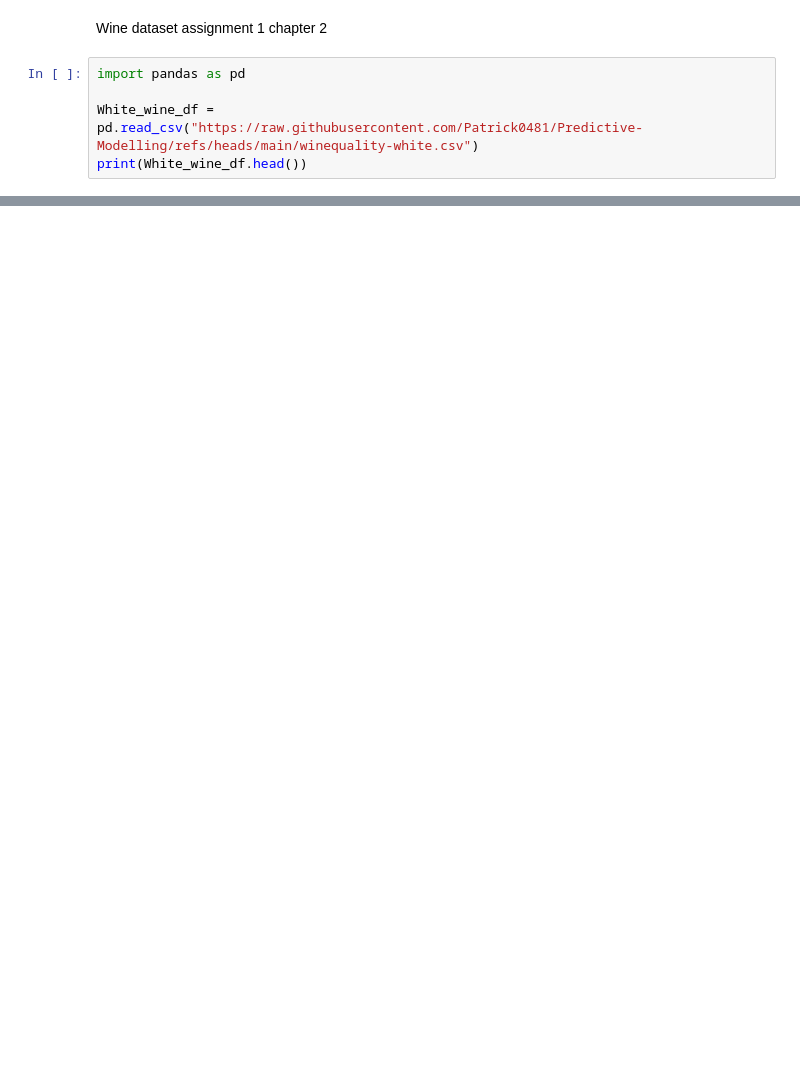
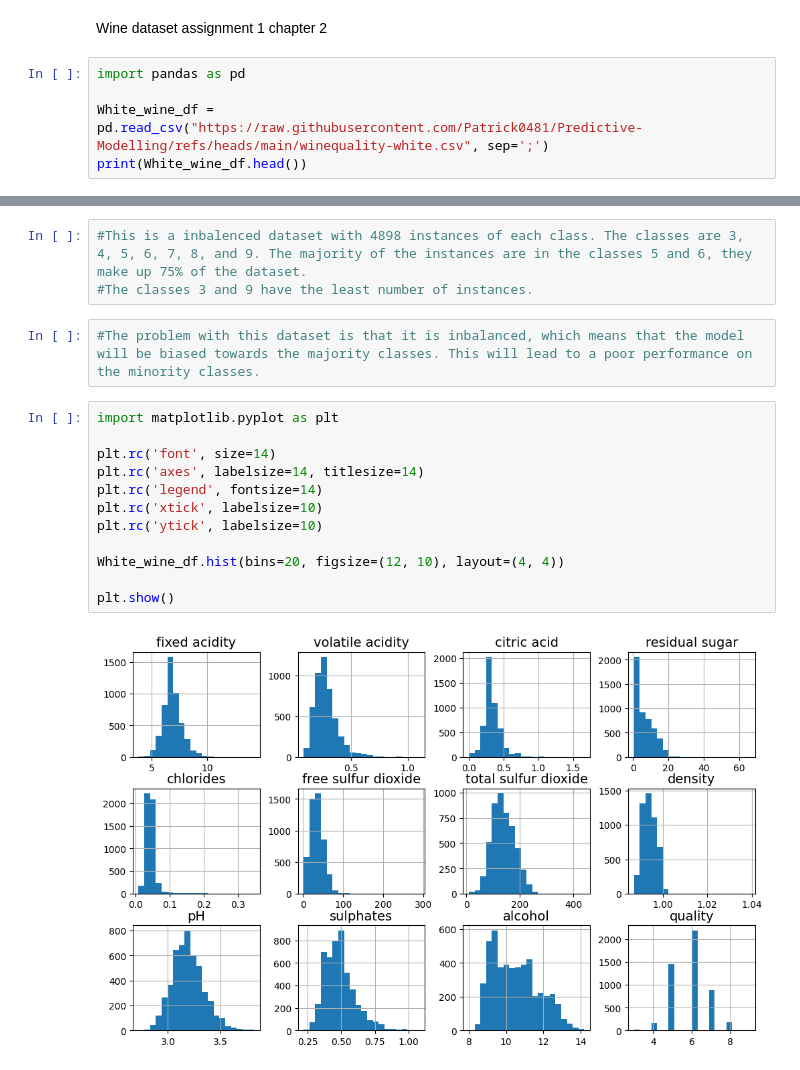
Before and after one commit to Patrick0481/Predictive-Modelling, a Jupyter notebook: Wine_Assignment_1_Chapter_2.ipynb, the cells around one changed output, grey strips where cells are left out. Saved outputs shown, nothing was run; the diff lists cells and outputs as text; blank space fills up the shorter version.

```diff
--- a/Wine_Assignment_1_Chapter_2.ipynb
+++ b/Wine_Assignment_1_Chapter_2.ipynb
@@ -3,6 +3,6 @@ Wine dataset assignment 1 chapter 2
 # %%
 import pandas as pd
 
-White_wine_df = pd.read_csv("https://raw.githubusercontent.com/Patrick0481/Predictive-Modelling/refs/heads/main/winequality-white.csv")
+White_wine_df = pd.read_csv("https://raw.githubusercontent.com/Patrick0481/Predictive-Modelling/refs/heads/main/winequality-white.csv", sep=';')
 print(White_wine_df.head())
 # %% [output]
@@ -36,0 +92,19 @@ None
+# %%
+#This is a inbalenced dataset with 4898 instances of each class. The classes are 3, 4, 5, 6, 7, 8, and 9. The majority of the instances are in the classes 5 and 6, they make up 75% of the dataset.
+#The classes 3 and 9 have the least number of instances.
+# %%
+#The problem with this dataset is that it is inbalanced, which means that the model will be biased towards the majority classes. This will lead to a poor performance on the minority classes.
+# %%
+import matplotlib.pyplot as plt
+
+plt.rc('font', size=14)
+plt.rc('axes', labelsize=14, titlesize=14)
+plt.rc('legend', fontsize=14)
+plt.rc('xtick', labelsize=10)
+plt.rc('ytick', labelsize=10)
+
+White_wine_df.hist(bins=20, figsize=(12, 10), layout=(4, 4))
+
+plt.show()
+# %% [output]
+[figure, added]
```
Also changed, not shown: parts of 16 cells of this notebook, 1 other file.
